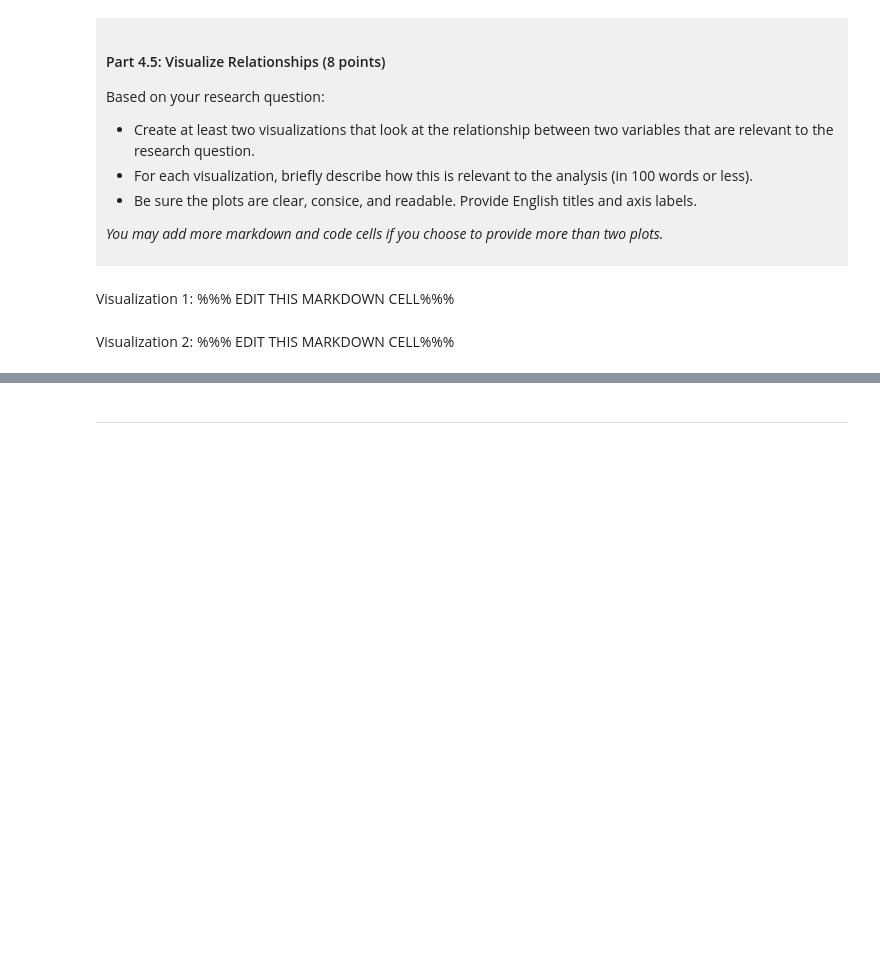
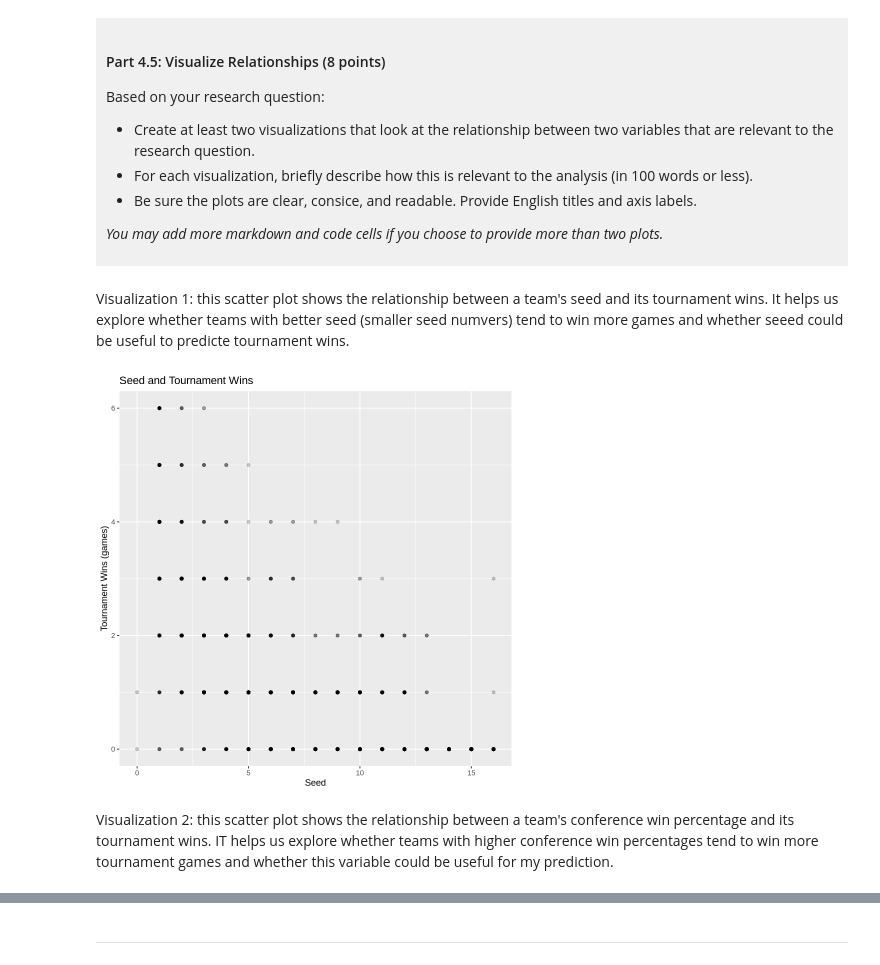
Before and after one commit to yiquanliao125-eng/dsci100---project---Vicky-Liao, a Jupyter notebook: dsci-100-project-notebook.ipynb, the cells around one changed output, grey strips where cells are left out. Saved outputs shown, nothing was run; the diff lists cells and outputs as text; code cells hidden in the pictures; blank space fills up the shorter version.

```diff
--- a/dsci-100-project-notebook.ipynb
+++ b/dsci-100-project-notebook.ipynb
@@ -315,9 +393,21 @@ Based on your research question:
 *You may add more markdown and code cells if you choose to provide more than two plots.*
 </div>
 # %% [markdown]
-Visualization 1: %%% EDIT THIS MARKDOWN CELL%%%
+Visualization 1: this scatter plot shows the relationship between  a team's seed and its tournament wins. It helps us explore whether teams with better seed (smaller seed numvers) tend to win more games and whether seeed could be useful to predicte tournament wins.
 # %%
-### EDIT THIS CODE CELL FOR VISUALIZATION 1###
+# Plot seed against tournament wins
+
+seed_wins_plot <- ggplot(
+    tidy_data,
+    aes(x = seed, y = tourney_wins)) +
+    geom_point(alpha = 0.2) +
+    labs(title = "Seed and Tournament Wins",
+         x = "Seed",
+         y = "Tournament Wins (games)")
+
+seed_wins_plot
+# %% [output]
+[figure, added]
 # %% [markdown]
-Visualization 2: %%% EDIT THIS MARKDOWN CELL%%%
+Visualization 2: this scatter plot shows the relationship between a team's conference win percentage and its tournament wins. IT helps us explore whether teams with higher conference win percentages tend to win more tournament games and whether this variable could be useful for my prediction.
 # %%
```
Also changed, not shown: parts of 7 cells of this notebook.
